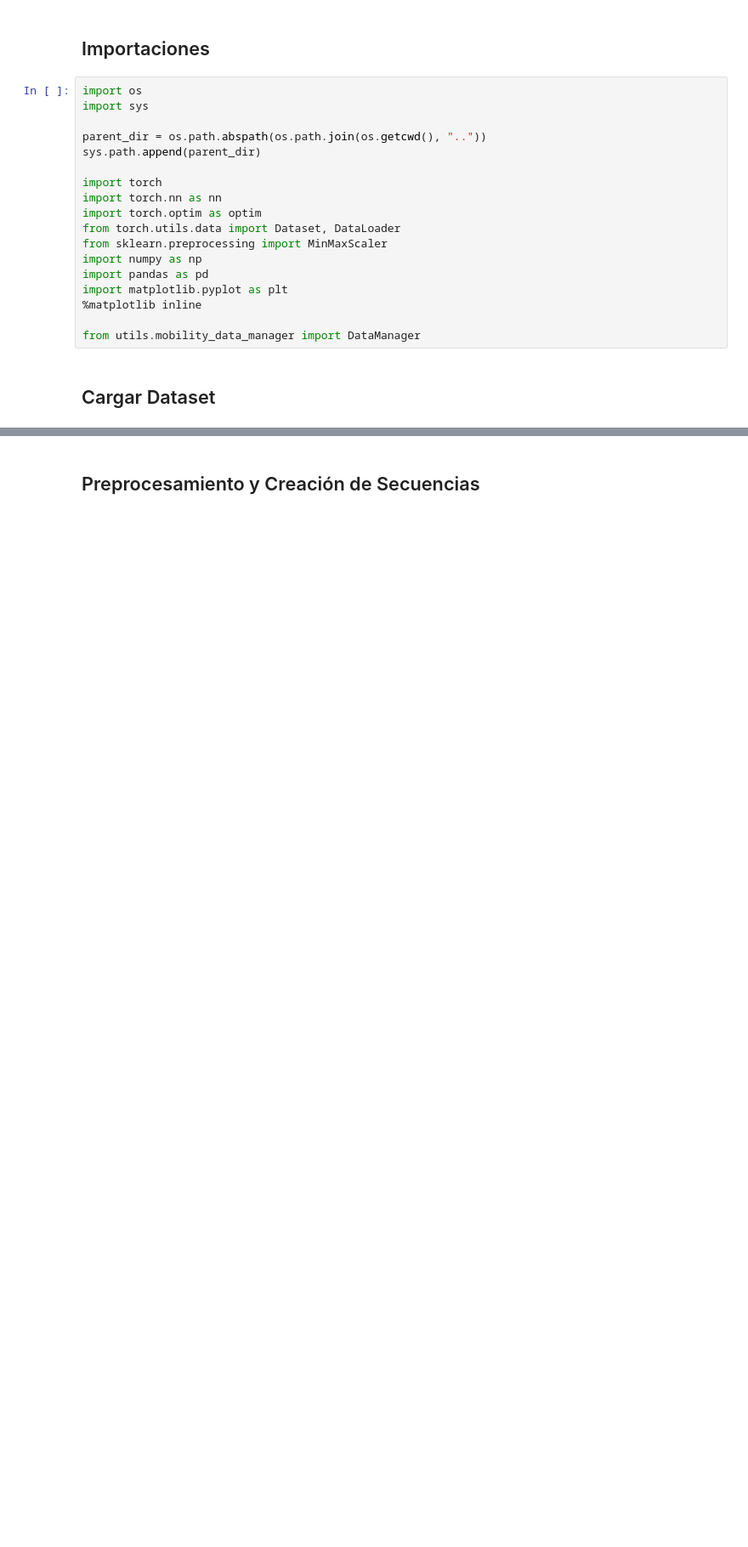
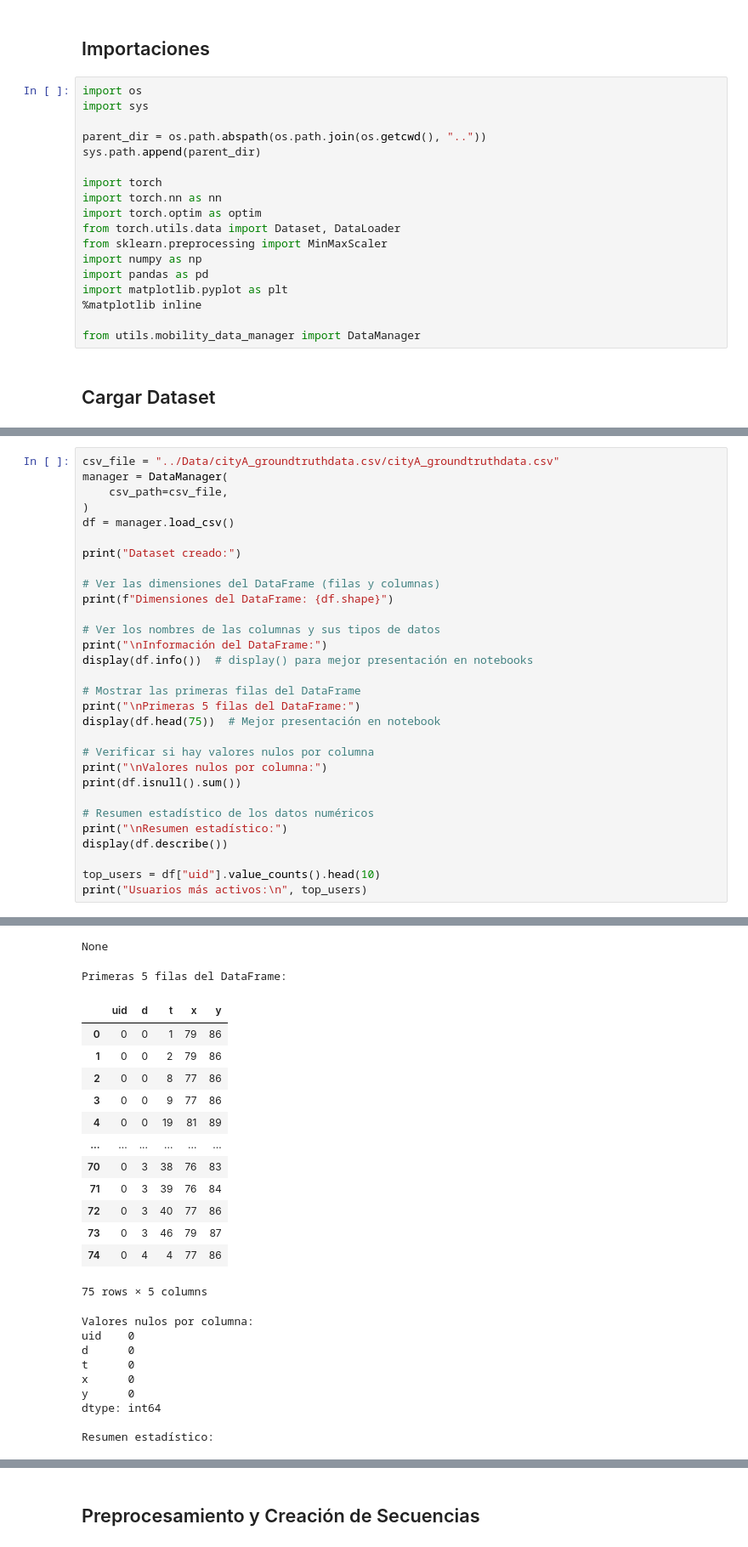
Before and after one commit to Usytwm/Human-Mobility-Prediction-Thesis, a Jupyter notebook: notebooks/LastWeekSimpleNN.ipynb, the cells around one changed output, grey strips where cells are left out. Shown at 85% size. Cells and saved outputs as stored; diff of their text form; blank space fills up the shorter version.

```diff
--- a/notebooks/LastWeekSimpleNN.ipynb
+++ b/notebooks/LastWeekSimpleNN.ipynb
@@ -55,0 +23,31 @@ Dataset creado:
+# %%
+csv_file = "../Data/cityA_groundtruthdata.csv/cityA_groundtruthdata.csv"
+manager = DataManager(
+    csv_path=csv_file,
+)
+df = manager.load_csv()
+
+print("Dataset creado:")
+
+# Ver las dimensiones del DataFrame (filas y columnas)
+print(f"Dimensiones del DataFrame: {df.shape}")
+
+# Ver los nombres de las columnas y sus tipos de datos
+print("\nInformación del DataFrame:")
+display(df.info())  # display() para mejor presentación en notebooks
+
+# Mostrar las primeras filas del DataFrame
+print("\nPrimeras 5 filas del DataFrame:")
+display(df.head(75))  # Mejor presentación en notebook
+
+# Verificar si hay valores nulos por columna
+print("\nValores nulos por columna:")
+print(df.isnull().sum())
+
+# Resumen estadístico de los datos numéricos
+print("\nResumen estadístico:")
+display(df.describe())
+
+top_users = df["uid"].value_counts().head(10)
+print("Usuarios más activos:\n", top_users)
+# %% [output]
@@ -55,0 +70,24 @@ Dataset creado:
+None
+Primeras 5 filas del DataFrame:
+|  | uid | d | t | x | y |
+| 0 | 0 | 0 | 1 | 79 | 86 |
+| 1 | 0 | 0 | 2 | 79 | 86 |
+| 2 | 0 | 0 | 8 | 77 | 86 |
+| 3 | 0 | 0 | 9 | 77 | 86 |
+| 4 | 0 | 0 | 19 | 81 | 89 |
+| ... | ... | ... | ... | ... | ... |
+| 70 | 0 | 3 | 38 | 76 | 83 |
+| 71 | 0 | 3 | 39 | 76 | 84 |
+| 72 | 0 | 3 | 40 | 77 | 86 |
+| 73 | 0 | 3 | 46 | 79 | 87 |
+| 74 | 0 | 4 | 4 | 77 | 86 |
+75 rows × 5 columns
+Valores nulos por columna:
+uid    0
+d      0
+t      0
+x      0
+y      0
+dtype: int64
+
+Resumen estadístico:
```
Also changed, not shown: parts of 12 cells of this notebook, 1 other file.
